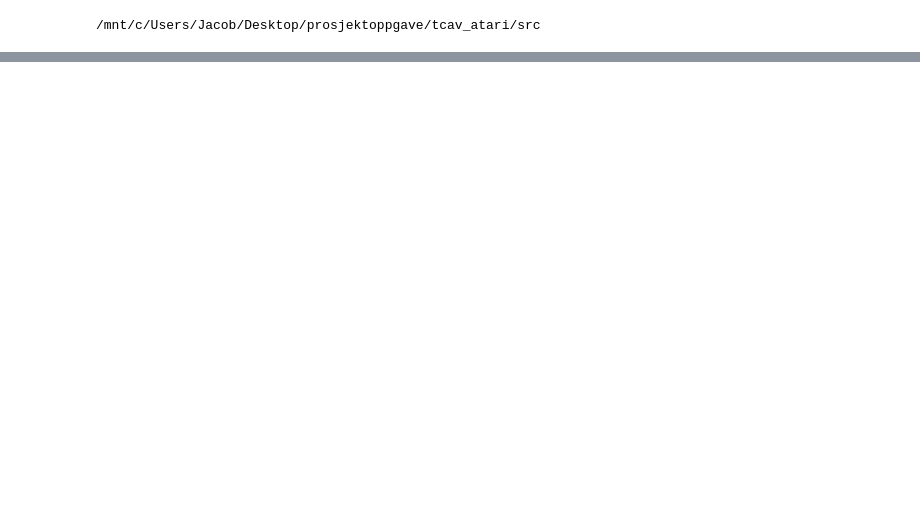
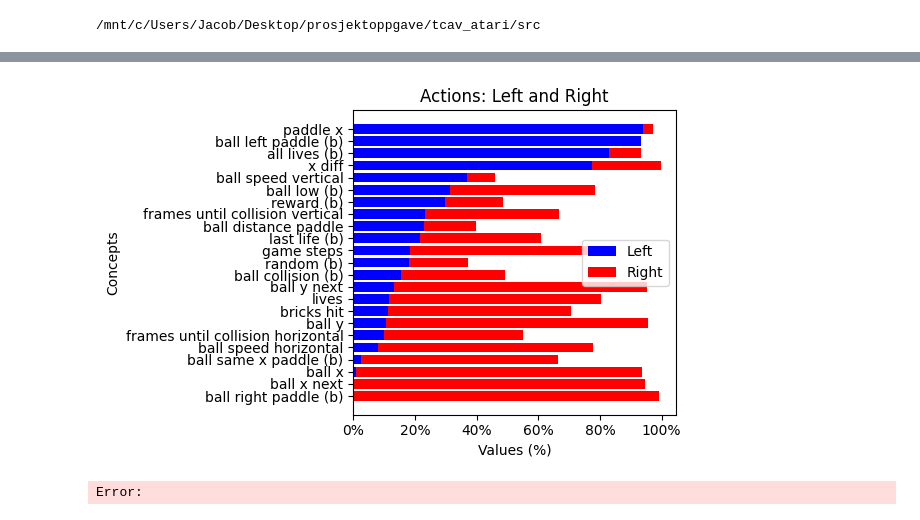
Before and after one commit to JacobLyLa/Qrunner-XAI, a Jupyter notebook: notebooks/tcav.ipynb, the cells around one changed output, grey strips where cells are left out. Drawn from its saved outputs; the diff is of its cells as text; code cells hidden in the pictures; blank space fills up the shorter version.

```diff
--- a/notebooks/tcav.ipynb
+++ b/notebooks/tcav.ipynb
@@ -95,0 +109,19 @@ ValueError: Unknown label type: continuous. Maybe you are trying to fit a classi
+# %%
+concept_names = list(concept_instances.keys())
+for action_name, values in best_action_ratio.items():
+    # Sort values and concept_names together in descending order
+    sorted_indices = sorted(range(len(values)), key=lambda k: values[k], reverse=True)
+    sorted_values = [values[i]*100 for i in sorted_indices]
+    sorted_concept_names = [concept_names[i] for i in sorted_indices]
+
+    # Plotting
+    plt.figure(figsize=(6, 4))
+    plt.barh(sorted_concept_names, sorted_values, color='skyblue')
+    plt.xlabel('Values (%)')
+    plt.ylabel('Concepts')
+    plt.title(f'Most improved action: {action_name}')
+    plt.gca().invert_yaxis()
+    plt.gca().xaxis.set_major_formatter(mticker.PercentFormatter())
+    plt.gca().xaxis.set_ticks(range(0, 101, 20))
+    plt.tight_layout()
+    plt.show()
@@ -95,0 +133,26 @@ ValueError: Unknown label type: continuous. Maybe you are trying to fit a classi
+# %%
+left_values = best_action_ratio["Left"]
+right_values = best_action_ratio["Right"]
+
+# Sort values and concept_names based on "Left" in descending order
+sorted_indices = sorted(range(len(left_values)), key=lambda k: left_values[k], reverse=True)
+sorted_left_values = [left_values[i]*100 for i in sorted_indices]
+sorted_right_values = [right_values[i]*100 for i in sorted_indices]
+sorted_concept_names = [concept_names[i] for i in sorted_indices]
+
+# Plotting the combined graph
+plt.figure(figsize=(6, 4))
+plt.barh(sorted_concept_names, sorted_left_values, color='blue', label='Left')
+plt.barh(sorted_concept_names, sorted_right_values, color='red', left=sorted_left_values, label='Right')  # Stacking "Right" on top of "Left"
+plt.xlabel('Values (%)')
+plt.ylabel('Concepts')
+plt.title('Actions: Left and Right')
+plt.gca().invert_yaxis()
+plt.gca().xaxis.set_major_formatter(mticker.PercentFormatter(decimals=0))
+plt.gca().xaxis.set_ticks(range(0, 101, 20))
+plt.legend()
+plt.tight_layout()
+plt.show()
+# %% [output]
+[figure, added]
+Error:
```
Also changed, not shown: parts of 12 cells of this notebook, 4 other files.
